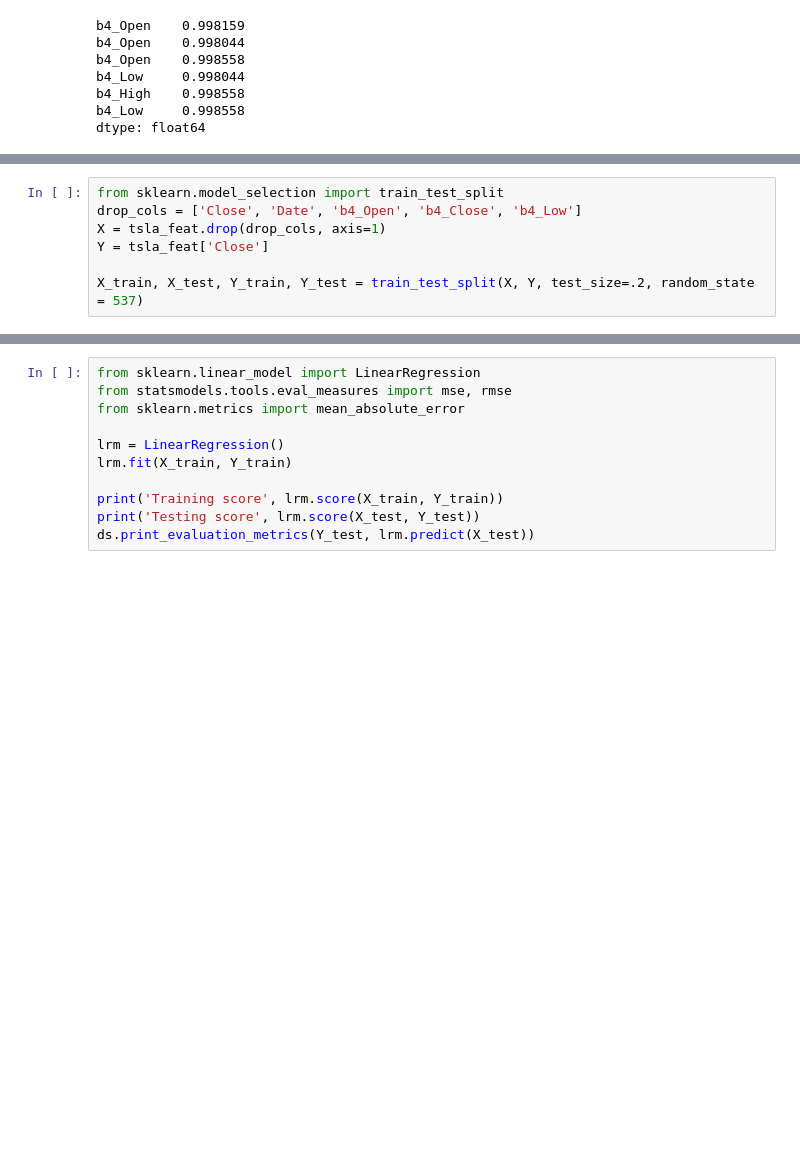
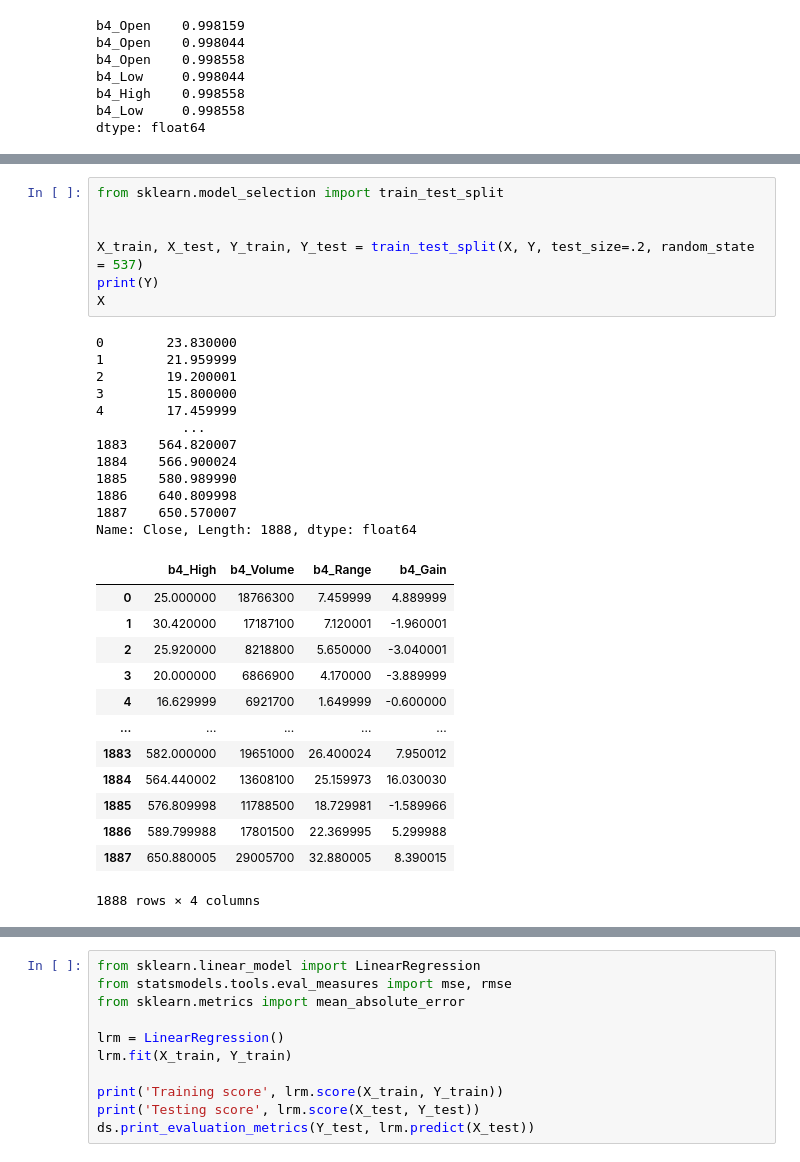
Before and after one commit to cobyoram/python-for-data-scientists, a Jupyter notebook: Model-Comparison-CHALLENGE-old.ipynb, the cells around one changed output, grey strips where cells are left out. Saved outputs shown, nothing was run; the diff lists cells and outputs as text; blank space fills up the shorter version.

```diff
--- a/Model-Comparison-CHALLENGE-old.ipynb
+++ b/Model-Comparison-CHALLENGE-old.ipynb
@@ -189,10 +199,36 @@ dtype: float64
 # %%
 from sklearn.model_selection import train_test_split
-drop_cols = ['Close', 'Date', 'b4_Open', 'b4_Close', 'b4_Low']
-X = tsla_feat.drop(drop_cols, axis=1)
-Y = tsla_feat['Close']
+
 
 X_train, X_test, Y_train, Y_test = train_test_split(X, Y, test_size=.2, random_state = 537)
+print(Y)
+X
+# %% [output]
+0        23.830000
+1        21.959999
+2        19.200001
+3        15.800000
+4        17.459999
+           ...
+1883    564.820007
+1884    566.900024
+1885    580.989990
+1886    640.809998
+1887    650.570007
+Name: Close, Length: 1888, dtype: float64
+|  | b4_High | b4_Volume | b4_Range | b4_Gain |
+| 0 | 25.000000 | 18766300 | 7.459999 | 4.889999 |
+| 1 | 30.420000 | 17187100 | 7.120001 | -1.960001 |
+| 2 | 25.920000 | 8218800 | 5.650000 | -3.040001 |
+| 3 | 20.000000 | 6866900 | 4.170000 | -3.889999 |
+| 4 | 16.629999 | 6921700 | 1.649999 | -0.600000 |
+| ... | ... | ... | ... | ... |
+| 1883 | 582.000000 | 19651000 | 26.400024 | 7.950012 |
+| 1884 | 564.440002 | 13608100 | 25.159973 | 16.030030 |
+| 1885 | 576.809998 | 11788500 | 18.729981 | -1.589966 |
+| 1886 | 589.799988 | 17801500 | 22.369995 | 5.299988 |
+| 1887 | 650.880005 | 29005700 | 32.880005 | 8.390015 |
+1888 rows × 4 columns
 # %%
 import statsmodels.api as sm
 
```
Also changed, not shown: parts of 5 cells of this notebook, 1 other file.
